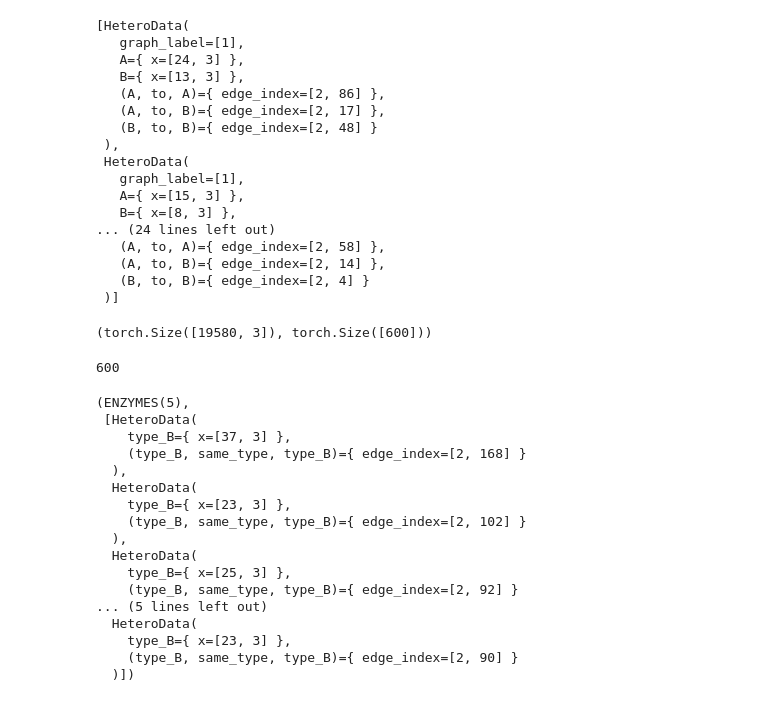
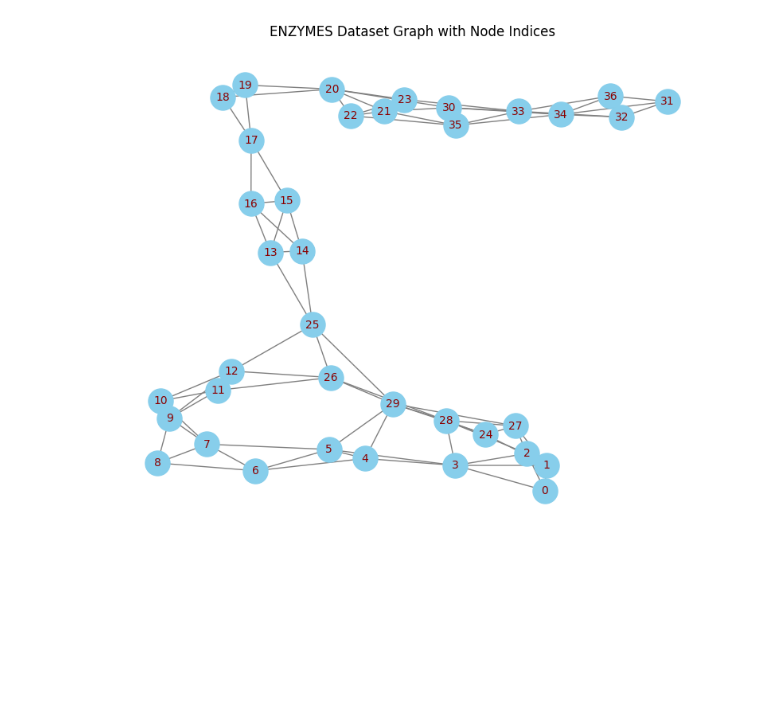
Before and after one commit to Galvanized-Heart/MIE1520_Final_Project, a Jupyter notebook: datasets.ipynb, the cells around one changed output. Saved outputs shown, nothing was run; the diff lists cells and outputs as text; code cells hidden in the pictures; blank space fills up the shorter version.

```diff
--- a/datasets.ipynb
+++ b/datasets.ipynb
@@ -122,48 +0,0 @@ HeteroData(
-# %%
-hetero_graphs[:5]
-# %% [output]
-[HeteroData(
-   graph_label=[1],
-   A={ x=[24, 3] },
-   B={ x=[13, 3] },
-   (A, to, A)={ edge_index=[2, 86] },
-   (A, to, B)={ edge_index=[2, 17] },
-   (B, to, B)={ edge_index=[2, 48] }
- ),
- HeteroData(
-   graph_label=[1],
-   A={ x=[15, 3] },
-   B={ x=[8, 3] },
-... (24 lines left out)
-   (A, to, A)={ edge_index=[2, 58] },
-   (A, to, B)={ edge_index=[2, 14] },
-   (B, to, B)={ edge_index=[2, 4] }
- )]
-# %%
-dataset.x.shape, dataset.y.shape
-# %% [output]
-(torch.Size([19580, 3]), torch.Size([600]))
-# %%
-len(heterogeneous_graphs)
-# %% [output]
-600
-# %%
-dataset[:5], heterogeneous_graphs[:5]
-# %% [output]
-(ENZYMES(5),
- [HeteroData(
-    type_B={ x=[37, 3] },
-    (type_B, same_type, type_B)={ edge_index=[2, 168] }
-  ),
-  HeteroData(
-    type_B={ x=[23, 3] },
-    (type_B, same_type, type_B)={ edge_index=[2, 102] }
-  ),
-  HeteroData(
-    type_B={ x=[25, 3] },
-    (type_B, same_type, type_B)={ edge_index=[2, 92] }
-... (5 lines left out)
-  HeteroData(
-    type_B={ x=[23, 3] },
-    (type_B, same_type, type_B)={ edge_index=[2, 90] }
-  )])
@@ -169,0 +9,30 @@ dataset[:5], heterogeneous_graphs[:5]
+# %%
+# Load the ENZYMES dataset
+dataset = TUDataset(root='/tmp/ENZYMES', name='ENZYMES')
+
+# Get the first graph from the dataset
+data = dataset[0]
+
+# Convert PyG graph to NetworkX graph
+G = to_networkx(data, to_undirected=True)
+
+# Set up the plot
+plt.figure(figsize=(10, 8))
+pos = nx.spring_layout(G)  # Positions for all nodes
+
+# Draw nodes and edges
+nx.draw_networkx_nodes(G, pos, node_size=500, node_color='skyblue')
+nx.draw_networkx_edges(G, pos, width=1.0, edge_color='gray')
+
+# Add node labels (indices)
+nx.draw_networkx_labels(G, pos, labels={i: i for i in G.nodes()},
+                        font_size=10, font_color='darkred')
+
+# Remove axes
+plt.axis('off')
+
+# Show the graph
+plt.title("ENZYMES Dataset Graph with Node Indices")
+plt.show()
+# %% [output]
+[figure, added]
```
Also changed, not shown: parts of 7 cells of this notebook, 2 other files.
